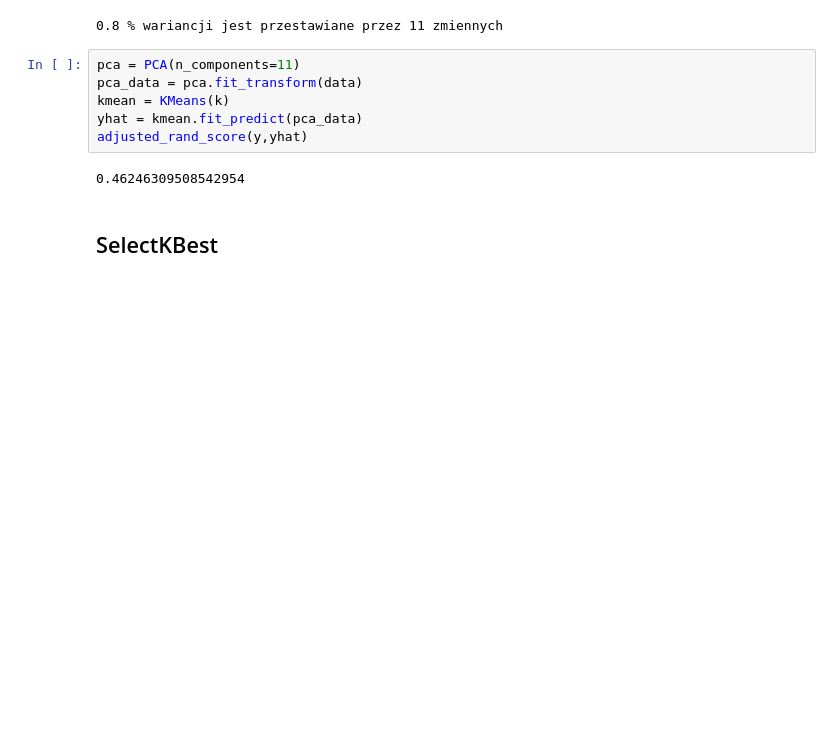
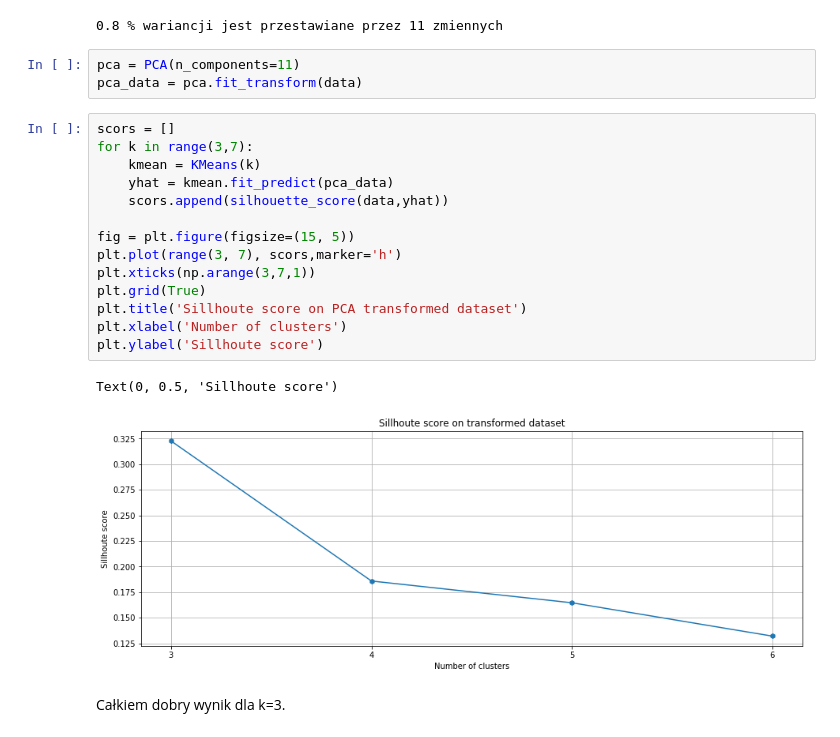
Before and after one commit to okcze/WUM-project-1, a Jupyter notebook: Projekt2/Feature_engineering.ipynb, the cells around one changed output. Drawn from its saved outputs; the diff is of its cells as text; blank space fills up the shorter version.

```diff
--- a/Projekt2/Feature_engineering.ipynb
+++ b/Projekt2/Feature_engineering.ipynb
@@ -80,10 +95,22 @@ print(f'{variance_ratio} % wariancji jest przestawiane przez {num} zmiennych')
 # %%
 pca = PCA(n_components=11)
 pca_data = pca.fit_transform(data)
-kmean = KMeans(k)
-yhat = kmean.fit_predict(pca_data)
-adjusted_rand_score(y,yhat)
-# %% [output]
-0.46246309508542954
-# %% [markdown]
-## SelectKBest
+# %%
+scors = []
+for k in range(3,7):
+    kmean = KMeans(k)
+    yhat = kmean.fit_predict(pca_data)
+    scors.append(silhouette_score(data,yhat))
+
+fig = plt.figure(figsize=(15, 5))
+plt.plot(range(3, 7), scors,marker='h')
+plt.xticks(np.arange(3,7,1))
+plt.grid(True)
+plt.title('Sillhoute score on PCA transformed dataset')
+plt.xlabel('Number of clusters')
+plt.ylabel('Sillhoute score')
+# %% [output]
+Text(0, 0.5, 'Sillhoute score')
+[figure, added]
+# %% [markdown]
+Całkiem dobry wynik dla k=3.
```
Also changed, not shown: parts of 20 cells of this notebook.
